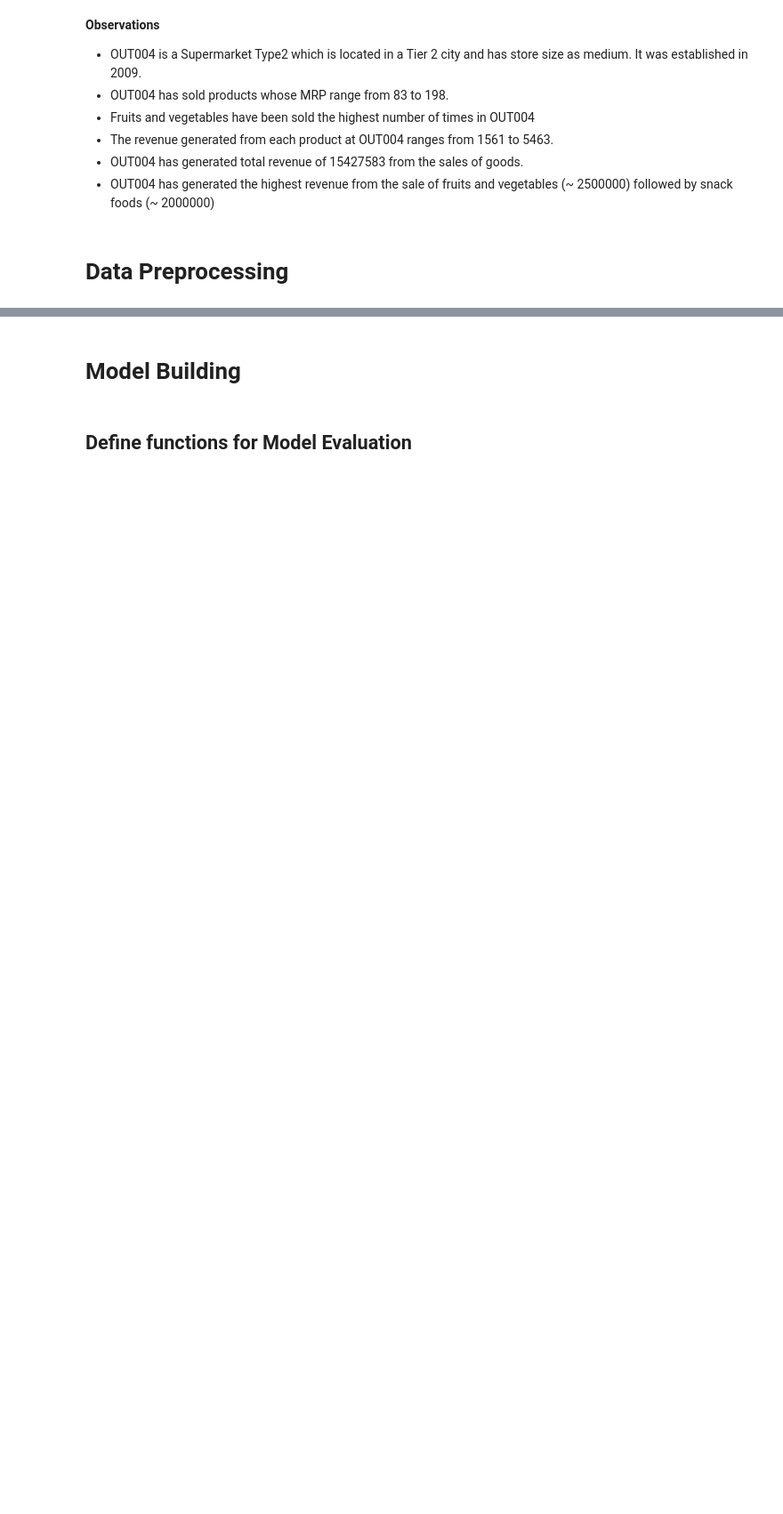
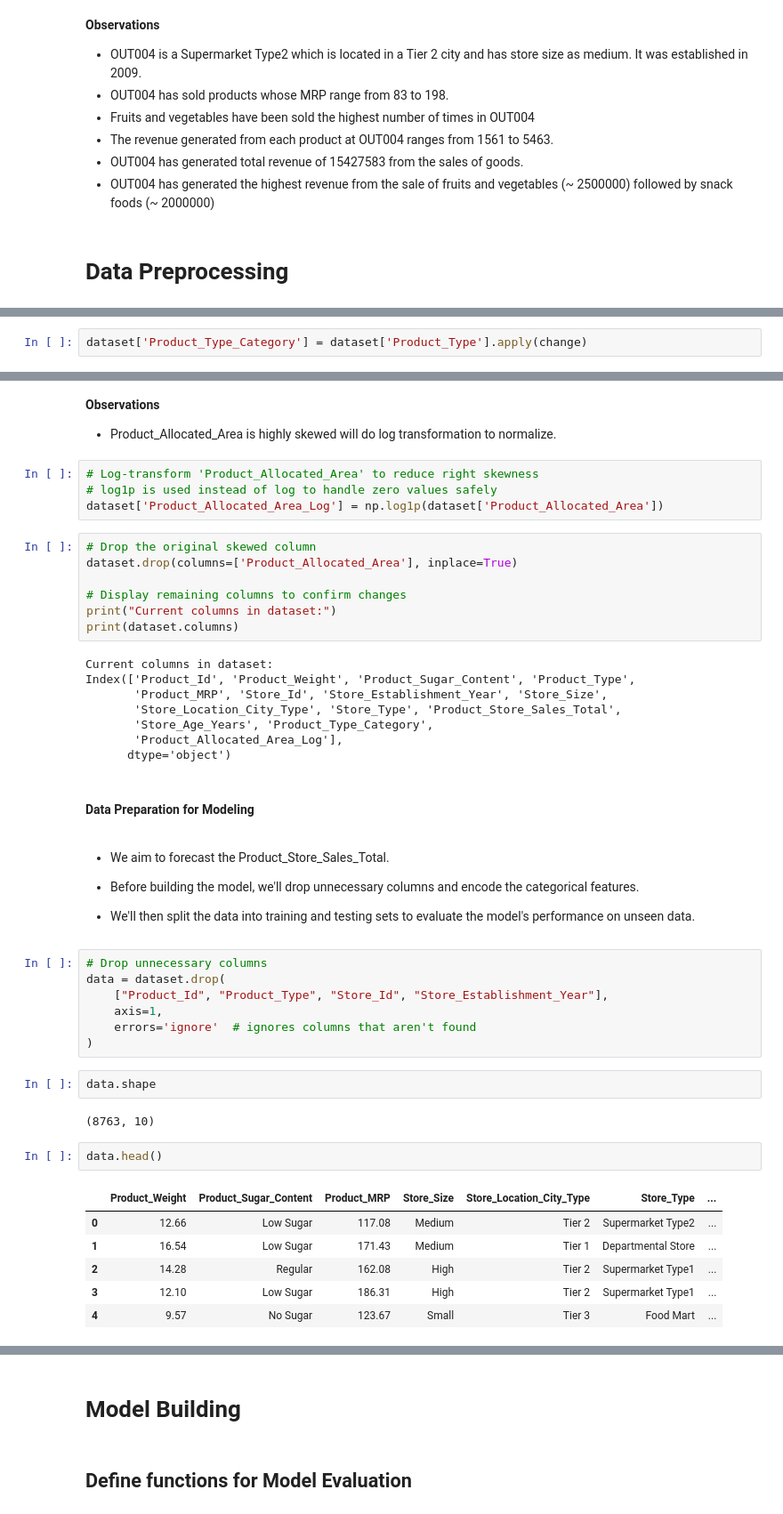
Before and after one commit to uday-d4/UTAI_SuperKArt, a Jupyter notebook: SuperKart_Model_Deployment_Notebook.ipynb, the cells around one changed output, grey strips where cells are left out. Shown at 89% size. Drawn from its saved outputs; the diff is of its cells as text; blank space fills up the shorter version.

```diff
--- a/SuperKart_Model_Deployment_Notebook.ipynb
+++ b/SuperKart_Model_Deployment_Notebook.ipynb
@@ -980,0 +1006,2 @@ plt.show()
+# %%
+dataset['Product_Type_Category'] = dataset['Product_Type'].apply(change)
@@ -980,0 +1063,52 @@ plt.show()
+# %% [markdown]
+**Observations**
+
+* Product_Allocated_Area is highly skewed will do log transformation to normalize.
+# %%
+# Log-transform 'Product_Allocated_Area' to reduce right skewness
+# log1p is used instead of log to handle zero values safely
+dataset['Product_Allocated_Area_Log'] = np.log1p(dataset['Product_Allocated_Area'])
+# %%
+# Drop the original skewed column
+dataset.drop(columns=['Product_Allocated_Area'], inplace=True)
+
+# Display remaining columns to confirm changes
+print("Current columns in dataset:")
+print(dataset.columns)
+# %% [output]
+Current columns in dataset:
+Index(['Product_Id', 'Product_Weight', 'Product_Sugar_Content', 'Product_Type',
+       'Product_MRP', 'Store_Id', 'Store_Establishment_Year', 'Store_Size',
+       'Store_Location_City_Type', 'Store_Type', 'Product_Store_Sales_Total',
+       'Store_Age_Years', 'Product_Type_Category',
+       'Product_Allocated_Area_Log'],
+      dtype='object')
+# %% [markdown]
+#### Data Preparation for Modeling
+# %% [markdown]
+
+* We aim to forecast the Product_Store_Sales_Total.
+
+* Before building the model, we'll drop unnecessary columns and encode the categorical features.
+
+* We'll then split the data into training and testing sets to evaluate the model's performance on unseen data.
+# %%
+# Drop unnecessary columns
+data = dataset.drop(
+    ["Product_Id", "Product_Type", "Store_Id", "Store_Establishment_Year"],
+    axis=1,
+    errors='ignore'  # ignores columns that aren't found
+)
+# %%
+data.shape
+# %% [output]
+(8763, 10)
+# %%
+data.head()
+# %% [output]
+|  | Product_Weight | Product_Sugar_Content | Product_MRP | Store_Size | Store_Location_City_Type | Store_Type | ... |
+| 0 | 12.66 | Low Sugar | 117.08 | Medium | Tier 2 | Supermarket Type2 | ... |
+| 1 | 16.54 | Low Sugar | 171.43 | Medium | Tier 1 | Departmental Store | ... |
+| 2 | 14.28 | Regular | 162.08 | High | Tier 2 | Supermarket Type1 | ... |
+| 3 | 12.10 | Low Sugar | 186.31 | High | Tier 2 | Supermarket Type1 | ... |
+| 4 | 9.57 | No Sugar | 123.67 | Small | Tier 3 | Food Mart | ... |
```
Also changed, not shown: parts of 18 cells of this notebook.
